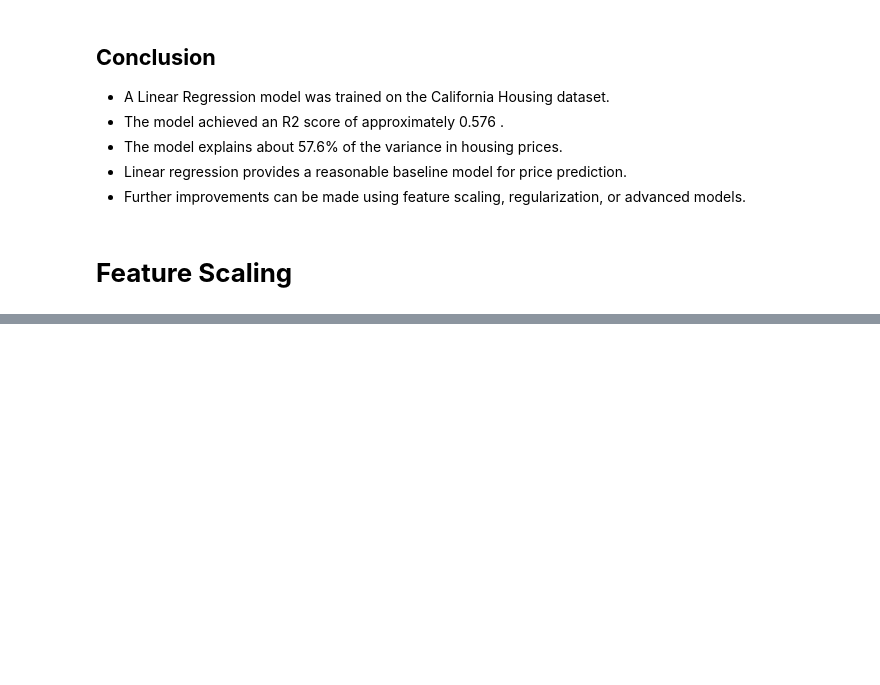
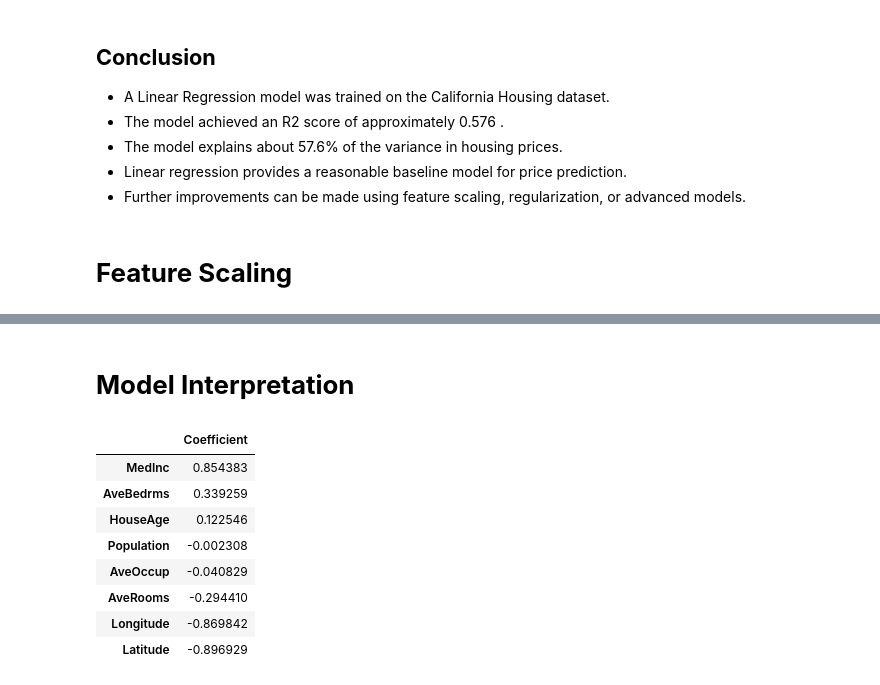
Before and after one commit to dharvi120/house-price-prediction-ml, a Jupyter notebook: house_price_prediction.ipynb, the cells around one changed output, grey strips where cells are left out. Saved outputs shown, nothing was run; the diff lists cells and outputs as text; code cells hidden in the pictures; blank space fills up the shorter version.

```diff
--- a/house_price_prediction.ipynb
+++ b/house_price_prediction.ipynb
@@ -135,0 +182,20 @@ R2 Score: 0.5757877060324508
+# %% [markdown]
+# **Model Interpretation**
+# %%
+coefficients = pd.DataFrame(
+    model_scaled.coef_,
+    X.columns,
+    columns=["Coefficient"]
+)
+
+coefficients.sort_values(by="Coefficient", ascending=False)
+# %% [output]
+|  | Coefficient |
+| MedInc | 0.854383 |
+| AveBedrms | 0.339259 |
+| HouseAge | 0.122546 |
+| Population | -0.002308 |
+| AveOccup | -0.040829 |
+| AveRooms | -0.294410 |
+| Longitude | -0.869842 |
+| Latitude | -0.896929 |
```
Also changed, not shown: parts of 7 cells of this notebook.
